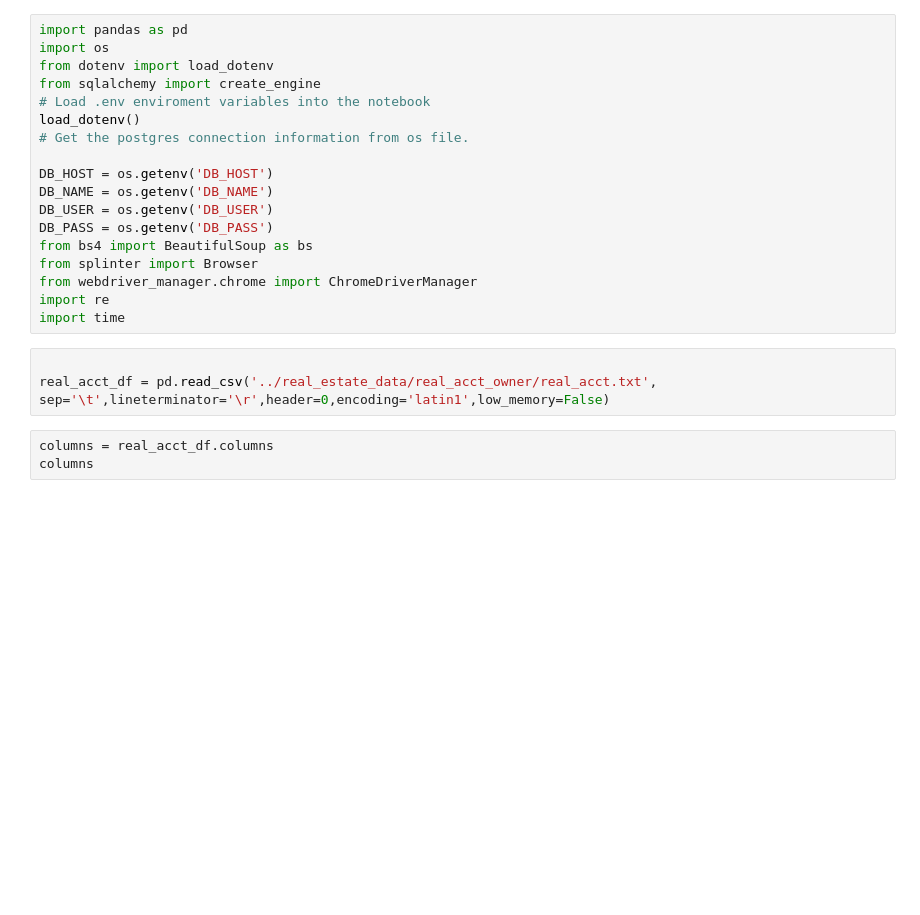
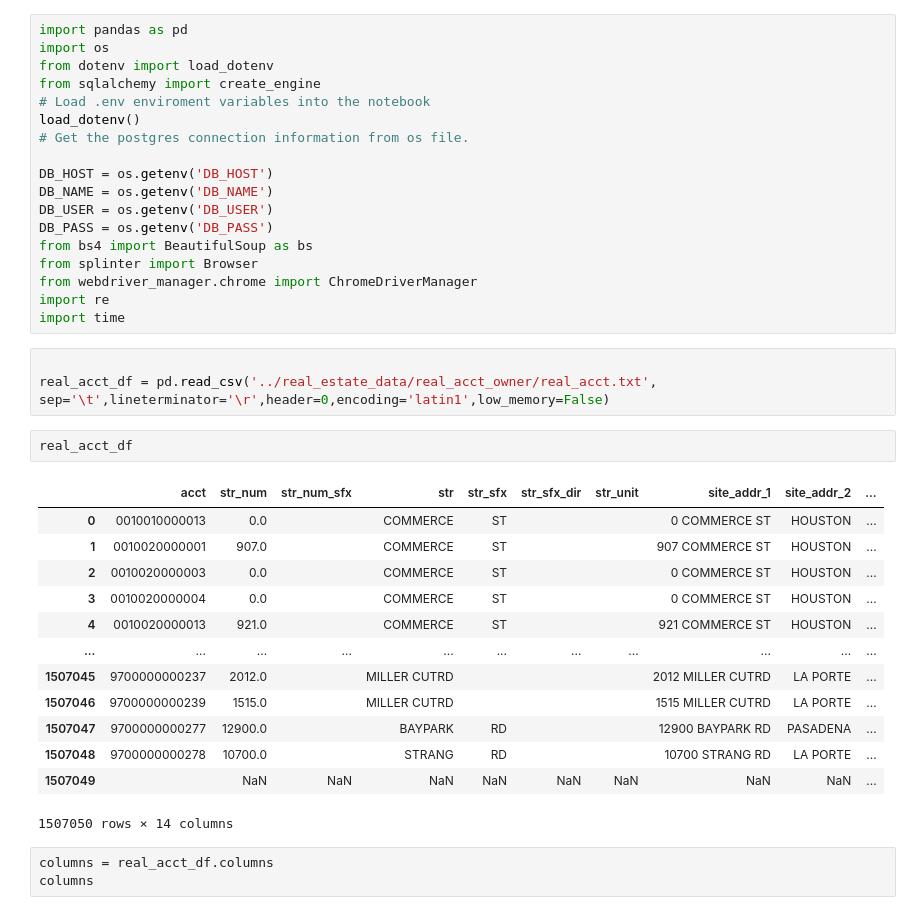
Before and after one commit to sgkuzmin/Houston_real_estate, a Jupyter notebook: houston_real_estate.ipynb, the cells around one changed output. Saved outputs shown, nothing was run; the diff lists cells and outputs as text; blank space fills up the shorter version.

```diff
--- a/houston_real_estate.ipynb
+++ b/houston_real_estate.ipynb
@@ -19,6 +19,22 @@ import time
 # %%
 
 real_acct_df = pd.read_csv('../real_estate_data/real_acct_owner/real_acct.txt', sep='\t',lineterminator='\r',header=0,encoding='latin1',low_memory=False)
+# %%
+real_acct_df
+# %% [output]
+|  | acct | str_num | str_num_sfx | str | str_sfx | str_sfx_dir | str_unit | site_addr_1 | site_addr_2 | ... |
+| 0 | 0010010000013 | 0.0 |  | COMMERCE | ST |  |  | 0 COMMERCE ST | HOUSTON | ... |
+| 1 | 0010020000001 | 907.0 |  | COMMERCE | ST |  |  | 907 COMMERCE ST | HOUSTON | ... |
+| 2 | 0010020000003 | 0.0 |  | COMMERCE | ST |  |  | 0 COMMERCE ST | HOUSTON | ... |
+| 3 | 0010020000004 | 0.0 |  | COMMERCE | ST |  |  | 0 COMMERCE ST | HOUSTON | ... |
+| 4 | 0010020000013 | 921.0 |  | COMMERCE | ST |  |  | 921 COMMERCE ST | HOUSTON | ... |
+| ... | ... | ... | ... | ... | ... | ... | ... | ... | ... | ... |
+| 1507045 | 9700000000237 | 2012.0 |  | MILLER CUTRD |  |  |  | 2012 MILLER CUTRD | LA PORTE | ... |
+| 1507046 | 9700000000239 | 1515.0 |  | MILLER CUTRD |  |  |  | 1515 MILLER CUTRD | LA PORTE | ... |
+| 1507047 | 9700000000277 | 12900.0 |  | BAYPARK | RD |  |  | 12900 BAYPARK RD | PASADENA | ... |
+| 1507048 | 9700000000278 | 10700.0 |  | STRANG | RD |  |  | 10700 STRANG RD | LA PORTE | ... |
+| 1507049 |  | NaN | NaN | NaN | NaN | NaN | NaN | NaN | NaN | ... |
+1507050 rows × 14 columns
 # %%
 columns = real_acct_df.columns
 columns
```
Also changed, not shown: parts of 13 cells of this notebook, 3 other files.
